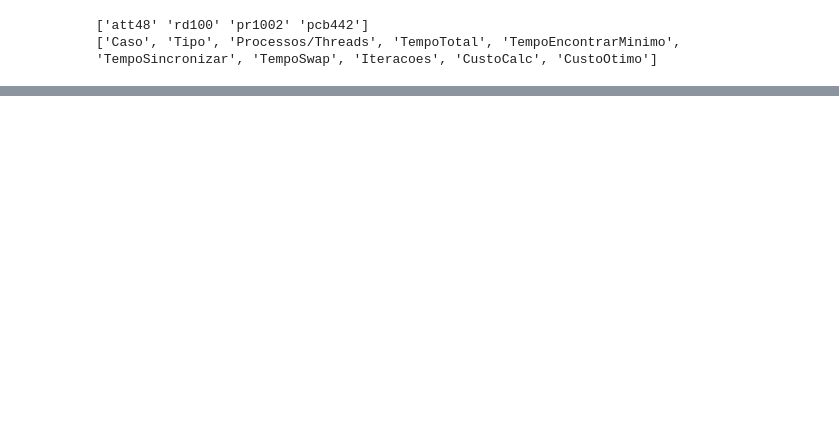
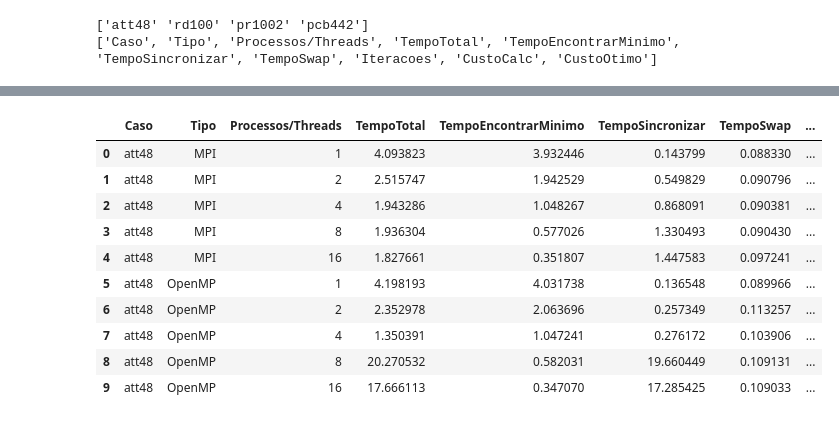
Before and after one commit to mtsodf/arq_avancadas, a Jupyter notebook: projeto_final/results/PlotResultados-2.ipynb, the cells around one changed output, grey strips where cells are left out. Cells and saved outputs as stored; diff of their text form; code cells hidden in the pictures; blank space fills up the shorter version.

```diff
--- a/projeto_final/results/PlotResultados-2.ipynb
+++ b/projeto_final/results/PlotResultados-2.ipynb
@@ -75,6 +75,25 @@ mean_data
 | 37 | rd100 | OpenMP | 4 | 11.630420 | 10.716577 | 0.876392 | 0.462500 | ... |
 | 38 | rd100 | OpenMP | 8 | 9.860278 | 5.708447 | 4.108716 | 0.473681 | ... |
 | 39 | rd100 | OpenMP | 16 | 22.331983 | 2.923218 | 19.361035 | 0.455200 | ... |
+# %%
+std_data = data.groupby(names[0:3], as_index=True).std()
+for name in names[3:]:
+    key = "%s (std)" % name
+    mean_data[key.strip()] = np.array(std_data[name])
+
+mean_data[mean_data.Caso=="att48"]
+# %% [output]
+|  | Caso | Tipo | Processos/Threads | TempoTotal | TempoEncontrarMinimo | TempoSincronizar | TempoSwap | ... |
+| 0 | att48 | MPI | 1 | 4.093823 | 3.932446 | 0.143799 | 0.088330 | ... |
+| 1 | att48 | MPI | 2 | 2.515747 | 1.942529 | 0.549829 | 0.090796 | ... |
+| 2 | att48 | MPI | 4 | 1.943286 | 1.048267 | 0.868091 | 0.090381 | ... |
+| 3 | att48 | MPI | 8 | 1.936304 | 0.577026 | 1.330493 | 0.090430 | ... |
+| 4 | att48 | MPI | 16 | 1.827661 | 0.351807 | 1.447583 | 0.097241 | ... |
+| 5 | att48 | OpenMP | 1 | 4.198193 | 4.031738 | 0.136548 | 0.089966 | ... |
+| 6 | att48 | OpenMP | 2 | 2.352978 | 2.063696 | 0.257349 | 0.113257 | ... |
+| 7 | att48 | OpenMP | 4 | 1.350391 | 1.047241 | 0.276172 | 0.103906 | ... |
+| 8 | att48 | OpenMP | 8 | 20.270532 | 0.582031 | 19.660449 | 0.109131 | ... |
+| 9 | att48 | OpenMP | 16 | 17.666113 | 0.347070 | 17.285425 | 0.109033 | ... |
 # %%
 results={}
 
```
Also changed, not shown: parts of 5 cells of this notebook.
